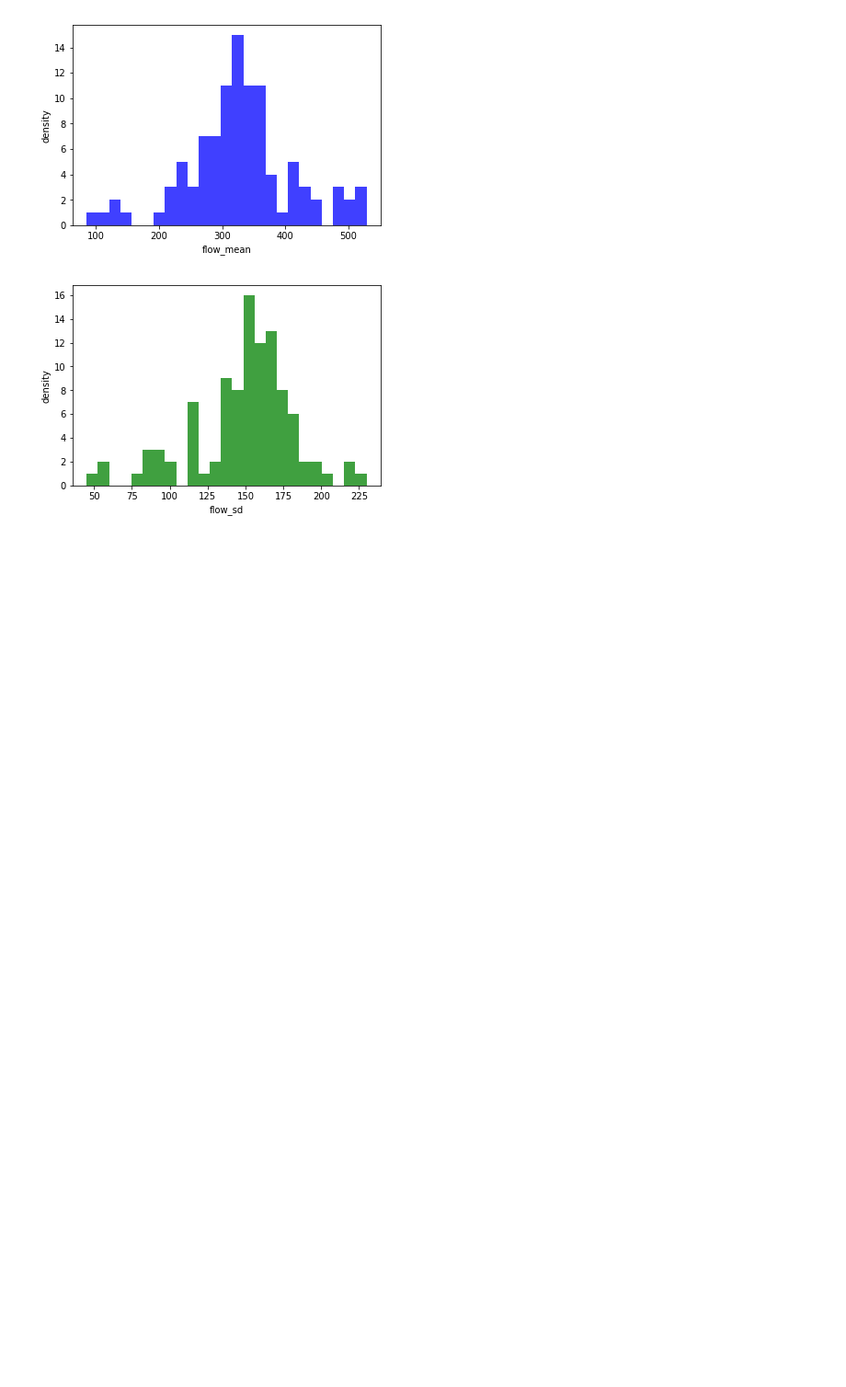
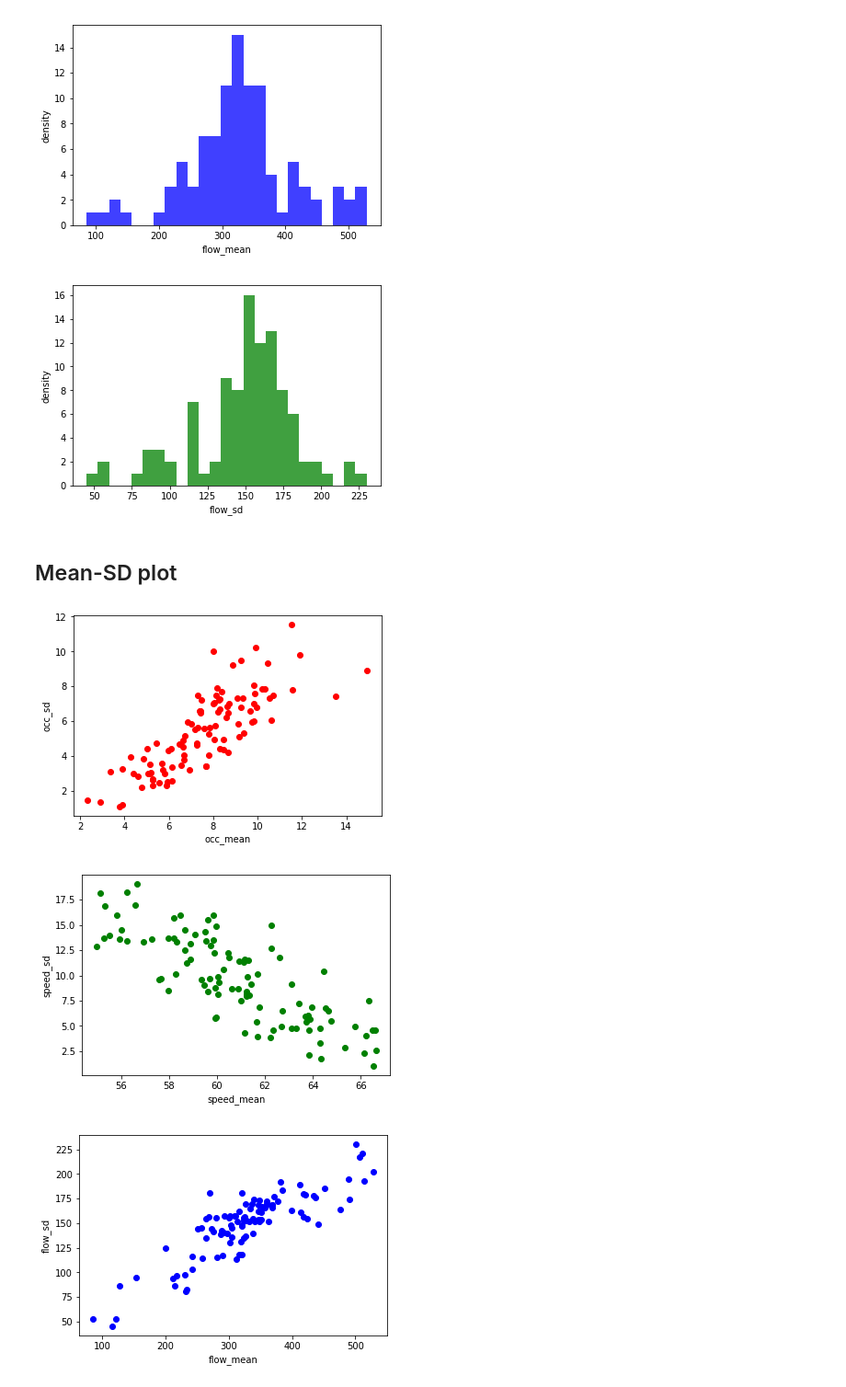
Before and after one commit to hy-lei/A-Hybrid-Approach-for-AID, a Jupyter notebook: data_analysis/descriptive_statistics.ipynb, the cells around one changed output. Shown at 92% size. Drawn from its saved outputs; the diff is of its cells as text; code cells hidden in the pictures; blank space fills up the shorter version.

Commit message:
mean-variance plot to analyze the relationship between station mean and variance (speed, flow and occ)

```diff
--- a/data_analysis/descriptive_statistics.ipynb
+++ b/data_analysis/descriptive_statistics.ipynb
@@ -79,3 +79,18 @@ for col in cols:
 [figure]
 [figure]
 [figure]
+# %% [markdown]
+## Mean-SD plot
+# %%
+colors = ['ro', 'go', 'bo']
+for i, var in enumerate(var_names):
+    var_mean = var + '_mean'
+    var_sd = var + '_sd'
+    plt.plot(mean_sd_df[var_mean].values, mean_sd_df[var_sd].values, colors[i])
+    plt.xlabel(var_mean)
+    plt.ylabel(var_sd)
+    plt.show()
+# %% [output]
+[figure, added]
+[figure, added]
+[figure, added]
```
